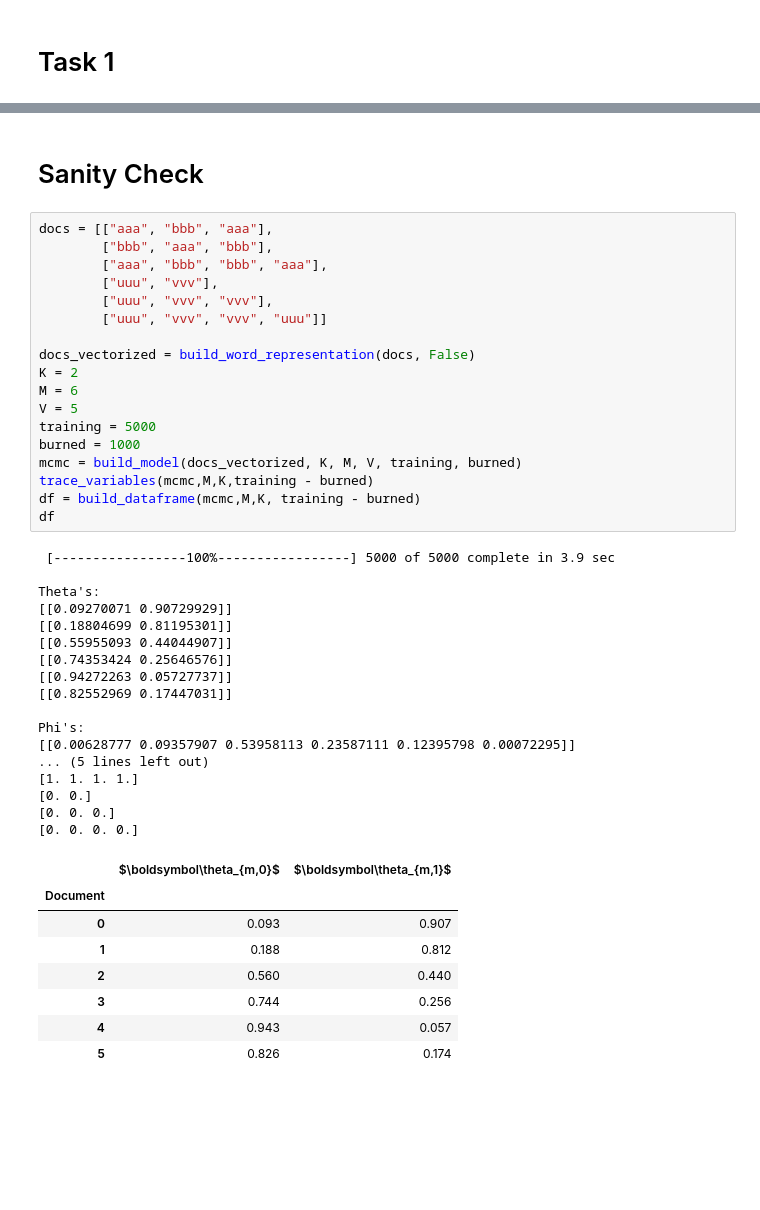
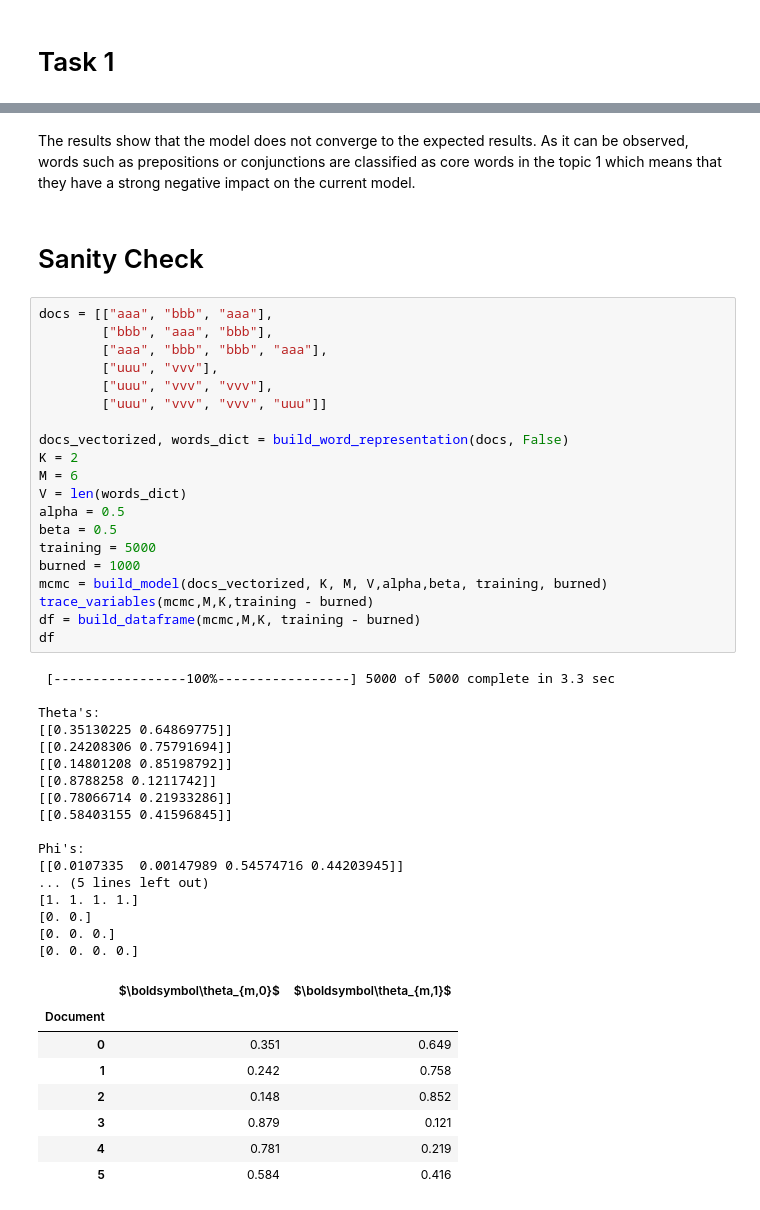
Before and after one commit to eduardagarici/master, a Jupyter notebook: pp/project 1/Agarici Eduard - 407 - Project 1.ipynb, the cells around one changed output, grey strips where cells are left out. Saved outputs shown, nothing was run; the diff lists cells and outputs as text; blank space fills up the shorter version.

```diff
--- a/pp/project 1/Agarici Eduard - 407 - Project 1.ipynb
+++ b/pp/project 1/Agarici Eduard - 407 - Project 1.ipynb
@@ -132,46 +158,50 @@ Phi's:
+# %% [markdown]
+<p> The results show that the model does not converge to the expected results. As it can be observed, words such as prepositions or conjunctions are classified as core words in the topic 1 which means that they have a strong negative impact on the current model.</p>
 # %% [markdown]
 <h1> Sanity Check </h1>
 # %%
 docs = [["aaa", "bbb", "aaa"],
         ["bbb", "aaa", "bbb"],
         ["aaa", "bbb", "bbb", "aaa"],
         ["uuu", "vvv"],
         ["uuu", "vvv", "vvv"],
         ["uuu", "vvv", "vvv", "uuu"]]
 
-docs_vectorized = build_word_representation(docs, False)
+docs_vectorized, words_dict = build_word_representation(docs, False)
 K = 2
 M = 6
-V = 5
+V = len(words_dict)
+alpha = 0.5
+beta = 0.5
 training = 5000
 burned = 1000
-mcmc = build_model(docs_vectorized, K, M, V, training, burned)
+mcmc = build_model(docs_vectorized, K, M, V,alpha,beta, training, burned)
 trace_variables(mcmc,M,K,training - burned)
 df = build_dataframe(mcmc,M,K, training - burned)
 df
 # %% [output]
- [-----------------100%-----------------] 5000 of 5000 complete in 3.9 sec
+ [-----------------100%-----------------] 5000 of 5000 complete in 3.3 sec
 
 Theta's:
-[[0.09270071 0.90729929]]
-[[0.18804699 0.81195301]]
-[[0.55955093 0.44044907]]
-[[0.74353424 0.25646576]]
-[[0.94272263 0.05727737]]
-[[0.82552969 0.17447031]]
+[[0.35130225 0.64869775]]
+[[0.24208306 0.75791694]]
+[[0.14801208 0.85198792]]
+[[0.8788258 0.1211742]]
+[[0.78066714 0.21933286]]
+[[0.58403155 0.41596845]]
 
 Phi's:
-[[0.00628777 0.09357907 0.53958113 0.23587111 0.12395798 0.00072295]]
+[[0.0107335  0.00147989 0.54574716 0.44203945]]
 ... (5 lines left out)
 [1. 1. 1. 1.]
 [0. 0.]
 [0. 0. 0.]
 [0. 0. 0. 0.]
 |  | $\boldsymbol\theta_{m,0}$ | $\boldsymbol\theta_{m,1}$ |
 | Document |  |  |
-| 0 | 0.093 | 0.907 |
-| 1 | 0.188 | 0.812 |
-| 2 | 0.560 | 0.440 |
-| 3 | 0.744 | 0.256 |
-| 4 | 0.943 | 0.057 |
-| 5 | 0.826 | 0.174 |
+| 0 | 0.351 | 0.649 |
+| 1 | 0.242 | 0.758 |
+| 2 | 0.148 | 0.852 |
+| 3 | 0.879 | 0.121 |
+| 4 | 0.781 | 0.219 |
+| 5 | 0.584 | 0.416 |
```
Also changed, not shown: parts of 13 cells of this notebook, 2 other files.
